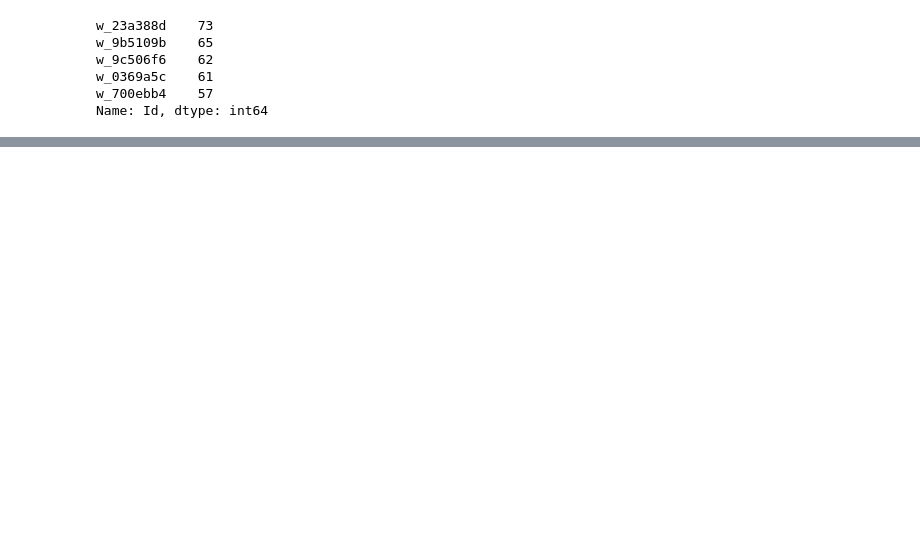
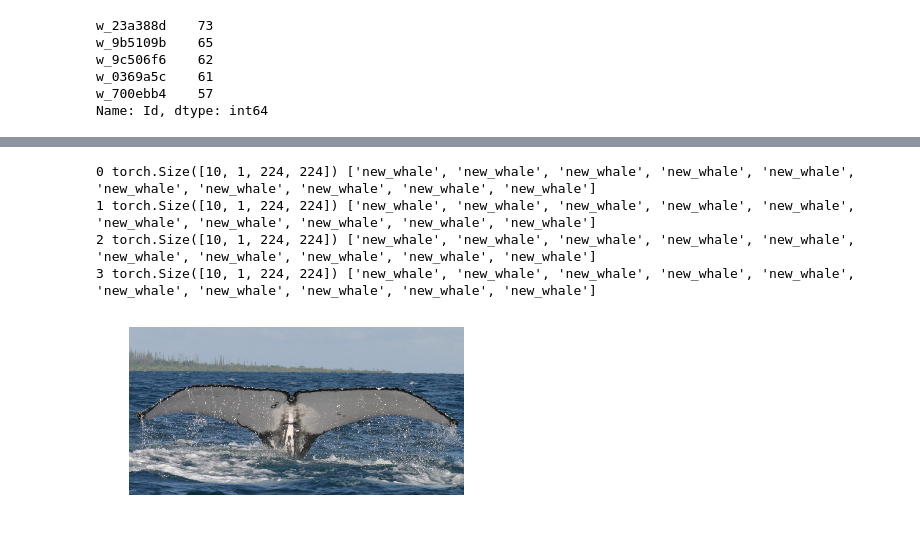
Before and after one commit to frgfm/kaggle-whale-id, a Jupyter notebook: notebooks/EDA.ipynb, the cells around one changed output, grey strips where cells are left out. Saved outputs shown, nothing was run; the diff lists cells and outputs as text; code cells hidden in the pictures; blank space fills up the shorter version.

```diff
--- a/notebooks/EDA.ipynb
+++ b/notebooks/EDA.ipynb
@@ -106,0 +147,3 @@ Name: Id, dtype: int64
+# %%
+# create a dataset
+dataset = Dataset(csv_path=csv_train_path, img_path=img_train_path, transform=train_transforms )
@@ -106,0 +168,23 @@ Name: Id, dtype: int64
+# %%
+# define data loader
+train_dataloader = torch.utils.data.DataLoader(dataset=dataset, batch_size=10,shuffle=True)
+# %%
+# print a sample
+for idx_batch, batch in enumerate(train_dataloader):
+    print(idx_batch, batch['image'].size(),
+          batch['label'])
+
+    # observe 4th batch and stop.
+    if idx_batch == 3:
+        plt.figure()
+        plt.imshow(sample['image'])
+        plt.axis('off')
+        plt.ioff()
+        plt.show()
+        break
+# %% [output]
+0 torch.Size([10, 1, 224, 224]) ['new_whale', 'new_whale', 'new_whale', 'new_whale', 'new_whale', 'new_whale', 'new_whale', 'new_whale', 'new_whale', 'new_whale']
+1 torch.Size([10, 1, 224, 224]) ['new_whale', 'new_whale', 'new_whale', 'new_whale', 'new_whale', 'new_whale', 'new_whale', 'new_whale', 'new_whale', 'new_whale']
+2 torch.Size([10, 1, 224, 224]) ['new_whale', 'new_whale', 'new_whale', 'new_whale', 'new_whale', 'new_whale', 'new_whale', 'new_whale', 'new_whale', 'new_whale']
+3 torch.Size([10, 1, 224, 224]) ['new_whale', 'new_whale', 'new_whale', 'new_whale', 'new_whale', 'new_whale', 'new_whale', 'new_whale', 'new_whale', 'new_whale']
+[figure, added]
```
Also changed, not shown: parts of 5 cells of this notebook.
